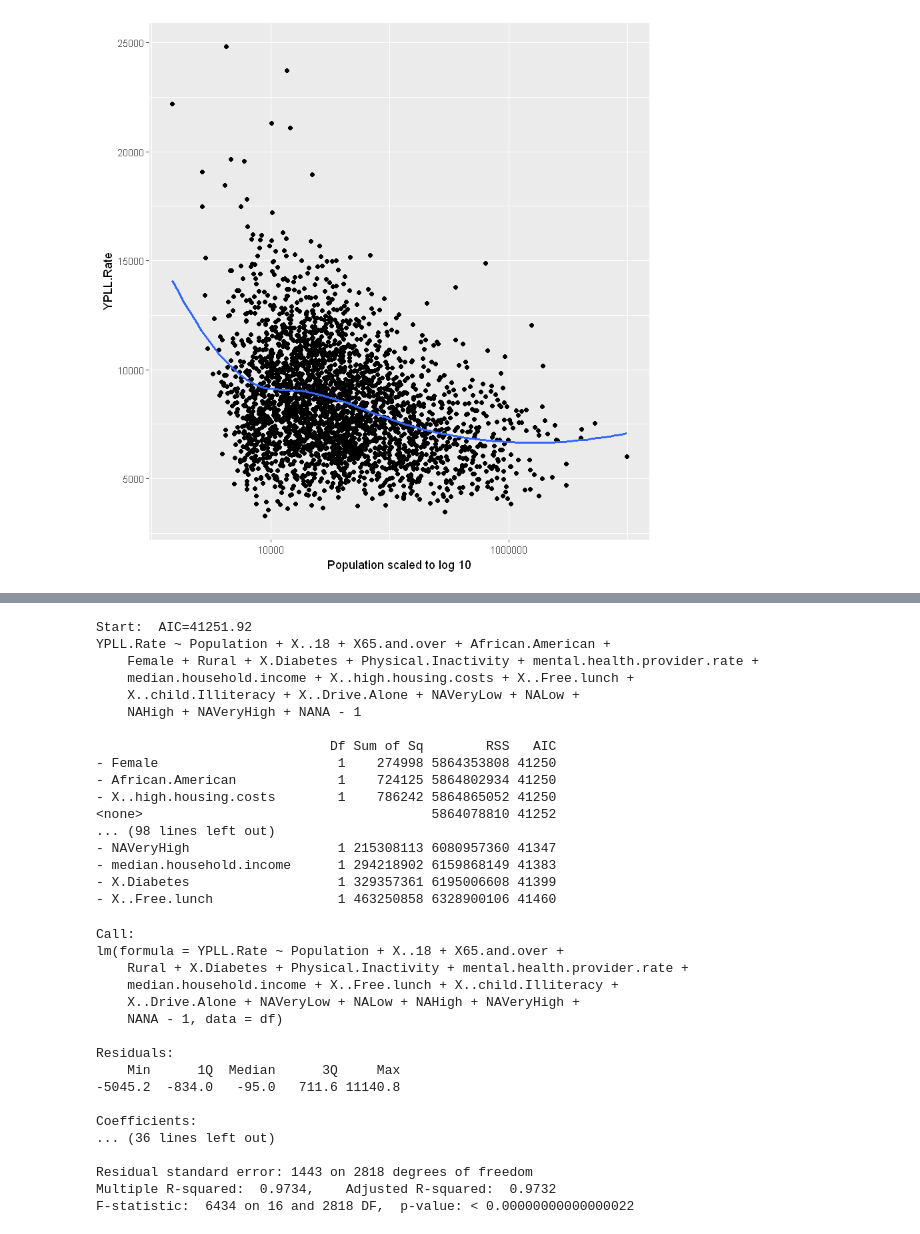
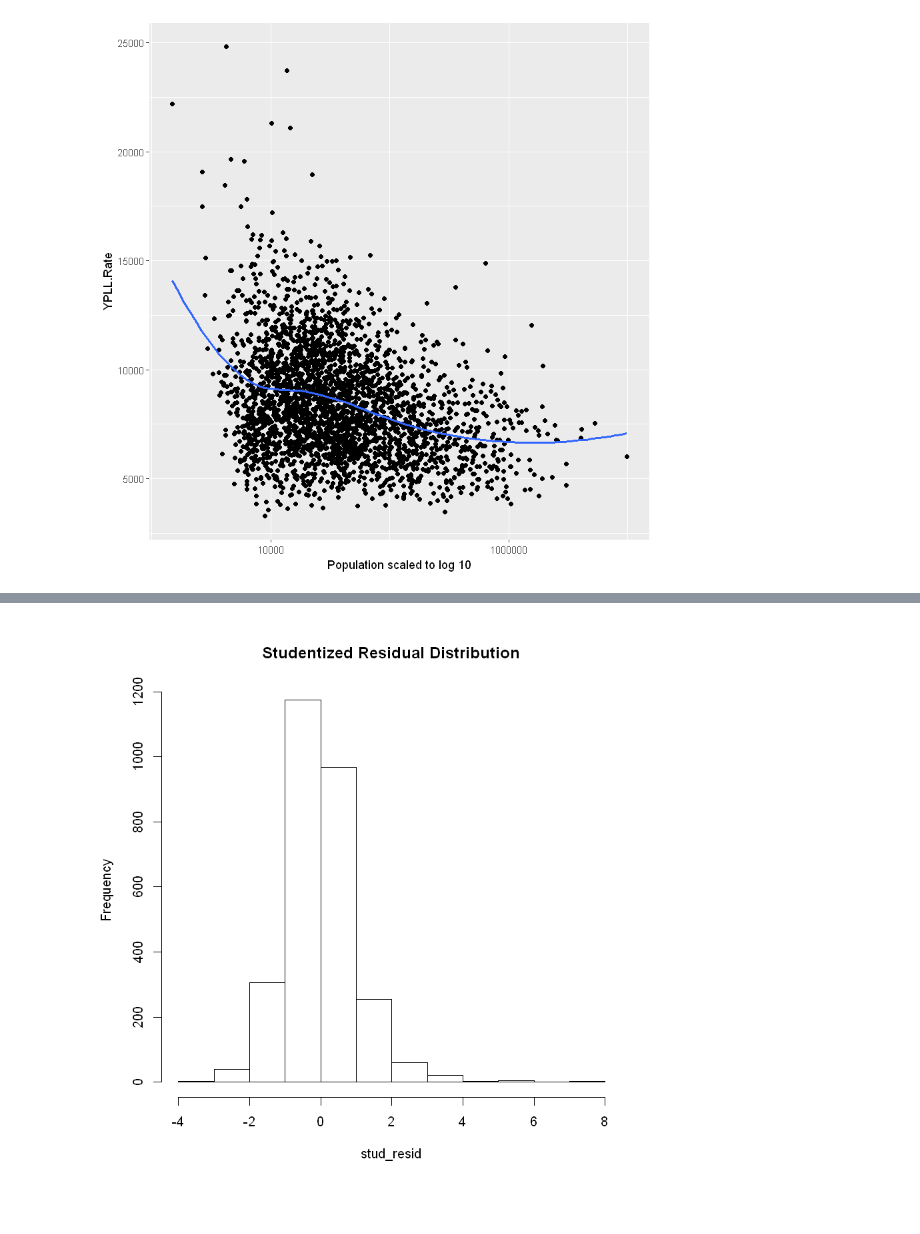
Before and after one commit to royxss/AppliedStats, a Jupyter notebook: YPLL.ipynb, the cells around one changed output, grey strips where cells are left out. Saved outputs shown, nothing was run; the diff lists cells and outputs as text; code cells hidden in the pictures; blank space fills up the shorter version.

```diff
--- a/YPLL.ipynb
+++ b/YPLL.ipynb
@@ -270,39 +259,6 @@ F-statistic:  5414 on 19 and 2815 DF,  p-value: < 0.00000000000000022
-# %%
-# Test stepwise
-model_step <- step(model, direction="both")
-summary(model_step)
-# %% [output]
-Start:  AIC=41251.92
-YPLL.Rate ~ Population + X..18 + X65.and.over + African.American +
-    Female + Rural + X.Diabetes + Physical.Inactivity + mental.health.provider.rate +
-    median.household.income + X..high.housing.costs + X..Free.lunch +
-    X..child.Illiteracy + X..Drive.Alone + NAVeryLow + NALow +
-    NAHigh + NAVeryHigh + NANA - 1
-
-                              Df Sum of Sq        RSS   AIC
-- Female                       1    274998 5864353808 41250
-- African.American             1    724125 5864802934 41250
-- X..high.housing.costs        1    786242 5864865052 41250
-<none>                                     5864078810 41252
-... (98 lines left out)
-- NAVeryHigh                   1 215308113 6080957360 41347
-- median.household.income      1 294218902 6159868149 41383
-- X.Diabetes                   1 329357361 6195006608 41399
-- X..Free.lunch                1 463250858 6328900106 41460
-Call:
-lm(formula = YPLL.Rate ~ Population + X..18 + X65.and.over +
-    Rural + X.Diabetes + Physical.Inactivity + mental.health.provider.rate +
-    median.household.income + X..Free.lunch + X..child.Illiteracy +
-    X..Drive.Alone + NAVeryLow + NALow + NAHigh + NAVeryHigh +
-    NANA - 1, data = df)
-
-Residuals:
-    Min      1Q  Median      3Q     Max
--5045.2  -834.0   -95.0   711.6 11140.8
-
-Coefficients:
-... (36 lines left out)
-
-Residual standard error: 1443 on 2818 degrees of freedom
-Multiple R-squared:  0.9734,    Adjusted R-squared:  0.9732
-F-statistic:  6434 on 16 and 2818 DF,  p-value: < 0.00000000000000022
+# %%
+# Remove outliers using studentized residual
+stud_resid <- rstudent(lm.1)
+hist(stud_resid, main = "Studentized Residual Distribution")
+# %% [output]
+[figure, added]
```
Also changed, not shown: parts of 13 cells of this notebook.
